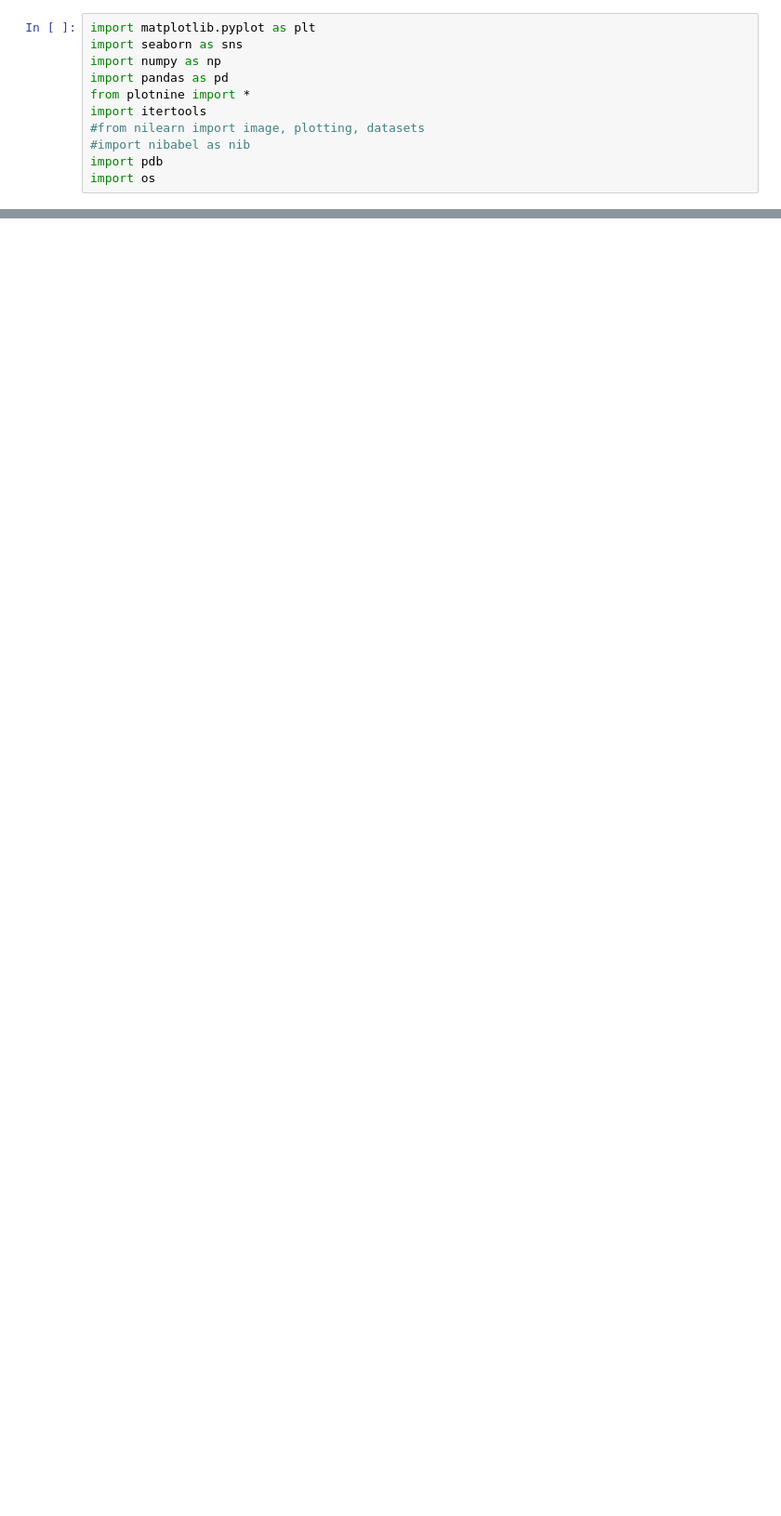
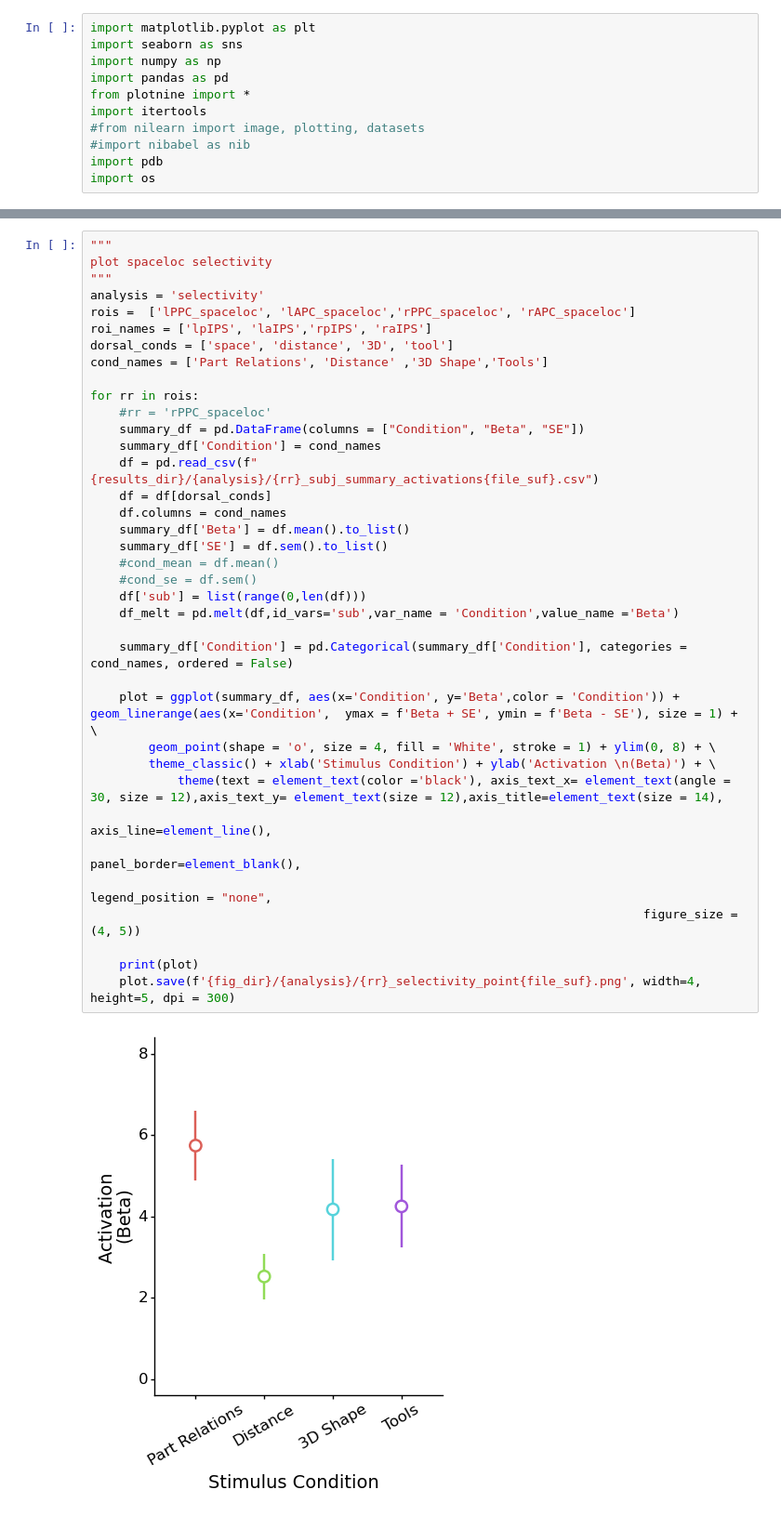
Before and after one commit to vayzenb/docnet, a Jupyter notebook: fmri/exp1_create_figures.ipynb, the cells around one changed output, grey strips where cells are left out. Shown at 93% size. Saved outputs shown, nothing was run; the diff lists cells and outputs as text; blank space fills up the shorter version.

```diff
--- a/fmri/exp1_create_figures.ipynb
+++ b/fmri/exp1_create_figures.ipynb
@@ -114,0 +75,39 @@ for rr in ventral_rois:
+# %%
+"""
+plot spaceloc selectivity
+"""
+analysis = 'selectivity'
+rois =  ['lPPC_spaceloc', 'lAPC_spaceloc','rPPC_spaceloc', 'rAPC_spaceloc']
+roi_names = ['lpIPS', 'laIPS','rpIPS', 'raIPS']
+dorsal_conds = ['space', 'distance', '3D', 'tool']
+cond_names = ['Part Relations', 'Distance' ,'3D Shape','Tools']
+
+for rr in rois:
+    #rr = 'rPPC_spaceloc'
+    summary_df = pd.DataFrame(columns = ["Condition", "Beta", "SE"])
+    summary_df['Condition'] = cond_names
+    df = pd.read_csv(f"{results_dir}/{analysis}/{rr}_subj_summary_activations{file_suf}.csv")
+    df = df[dorsal_conds]
+    df.columns = cond_names
+    summary_df['Beta'] = df.mean().to_list()
+    summary_df['SE'] = df.sem().to_list()
+    #cond_mean = df.mean()
+    #cond_se = df.sem()
+    df['sub'] = list(range(0,len(df)))
+    df_melt = pd.melt(df,id_vars='sub',var_name = 'Condition',value_name ='Beta')
+
+    summary_df['Condition'] = pd.Categorical(summary_df['Condition'], categories = cond_names, ordered = False)
+
+    plot = ggplot(summary_df, aes(x='Condition', y='Beta',color = 'Condition')) + geom_linerange(aes(x='Condition',  ymax = f'Beta + SE', ymin = f'Beta - SE'), size = 1) + \
+        geom_point(shape = 'o', size = 4, fill = 'White', stroke = 1) + ylim(0, 8) + \
+        theme_classic() + xlab('Stimulus Condition') + ylab('Activation \n(Beta)') + \
+            theme(text = element_text(color ='black'), axis_text_x= element_text(angle = 30, size = 12),axis_text_y= element_text(size = 12),axis_title=element_text(size = 14),
+                                                                            axis_line=element_line(),
+                                                                            panel_border=element_blank(),
+                                                                            legend_position = "none",
+                                                                            figure_size = (4, 5))
+
+    print(plot)
+    plot.save(f'{fig_dir}/{analysis}/{rr}_selectivity_point{file_suf}.png', width=4, height=5, dpi = 300)
+# %% [output]
+[figure, added]
```
Also changed, not shown: parts of 8 cells of this notebook, 38 other files.
